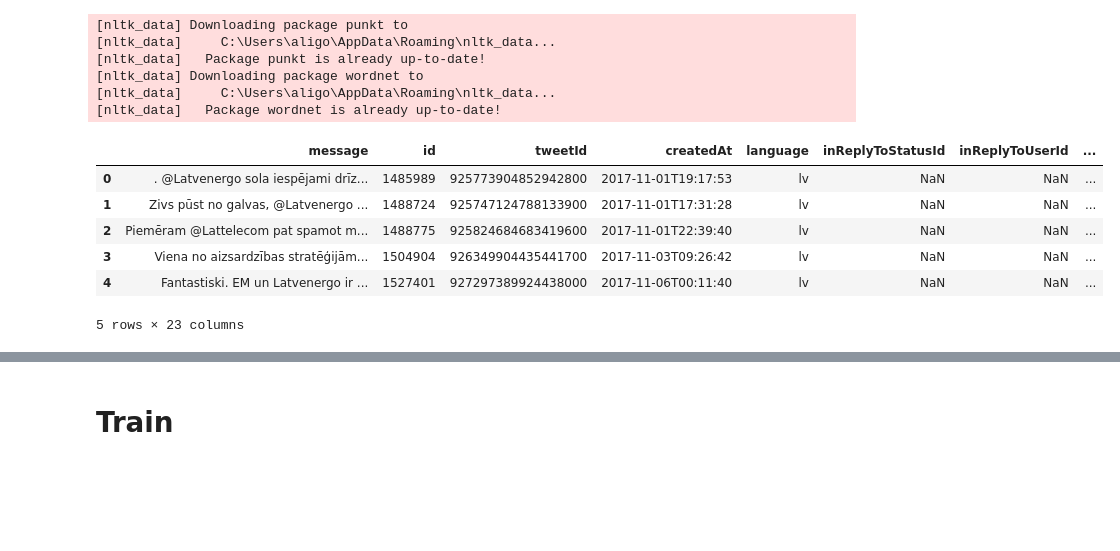
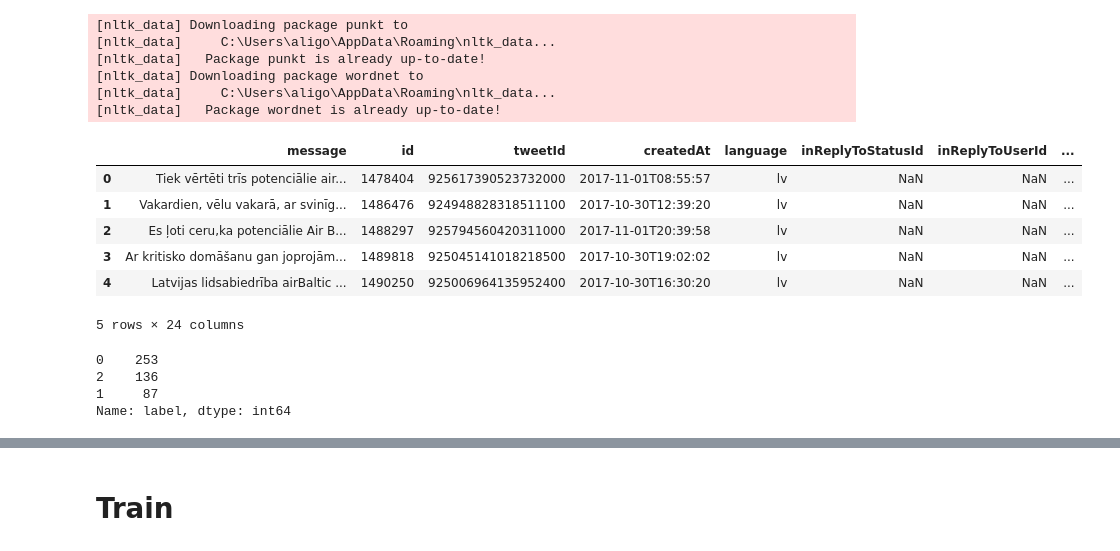
Before and after one commit to Alliix/twitter-lv-market, a Jupyter notebook: jupyter/cleanDataAndVotingClassifier.ipynb, the cells around one changed output, grey strips where cells are left out. Drawn from its saved outputs; the diff is of its cells as text; code cells hidden in the pictures; blank space fills up the shorter version.

```diff
--- a/jupyter/cleanDataAndVotingClassifier.ipynb
+++ b/jupyter/cleanDataAndVotingClassifier.ipynb
@@ -103,11 +124,22 @@ allLabeledTweets.to_csv('./tweets/raw/allLabeledTweets.csv', index=False)
 # %%
+allLabeledTweets = pd.read_csv('./tweets/raw/allLabeledTweets.csv')
+allLabeledTweets['label'] = allLabeledTweets['label'].fillna(0)
+allLabeledTweets['label'] = allLabeledTweets['label'].astype(int)
+allLabeledTweets['message'] = allLabeledTweets['message'].astype(str)
 allLabeledTweets.head()
 # %% [output]
 |  | message | id | tweetId | createdAt | language | inReplyToStatusId | inReplyToUserId | ... |
-| 0 | . @Latvenergo sola iespējami drīz... | 1485989 | 925773904852942800 | 2017-11-01T19:17:53 | lv | NaN | NaN | ... |
-| 1 | Zivs pūst no galvas, @Latvenergo ... | 1488724 | 925747124788133900 | 2017-11-01T17:31:28 | lv | NaN | NaN | ... |
-| 2 | Piemēram @Lattelecom pat spamot m... | 1488775 | 925824684683419600 | 2017-11-01T22:39:40 | lv | NaN | NaN | ... |
-| 3 | Viena no aizsardzības stratēģijām... | 1504904 | 926349904435441700 | 2017-11-03T09:26:42 | lv | NaN | NaN | ... |
-| 4 | Fantastiski. EM un Latvenergo ir ... | 1527401 | 927297389924438000 | 2017-11-06T00:11:40 | lv | NaN | NaN | ... |
+| 0 | Tiek vērtēti trīs potenciālie air... | 1478404 | 925617390523732000 | 2017-11-01T08:55:57 | lv | NaN | NaN | ... |
+| 1 | Vakardien, vēlu vakarā, ar svinīg... | 1486476 | 924948828318511100 | 2017-10-30T12:39:20 | lv | NaN | NaN | ... |
+| 2 | Es ļoti ceru,ka potenciālie Air B... | 1488297 | 925794560420311000 | 2017-11-01T20:39:58 | lv | NaN | NaN | ... |
+| 3 | Ar kritisko domāšanu gan joprojām... | 1489818 | 925045141018218500 | 2017-10-30T19:02:02 | lv | NaN | NaN | ... |
+| 4 | Latvijas lidsabiedrība airBaltic ... | 1490250 | 925006964135952400 | 2017-10-30T16:30:20 | lv | NaN | NaN | ... |
-5 rows × 23 columns
+5 rows × 24 columns
+# %%
+allLabeledTweets['label'].value_counts()
+# %% [output]
+0    253
+2    136
+1     87
+Name: label, dtype: int64
 # %%
```
Also changed, not shown: parts of 21 cells of this notebook, 2 other files.
